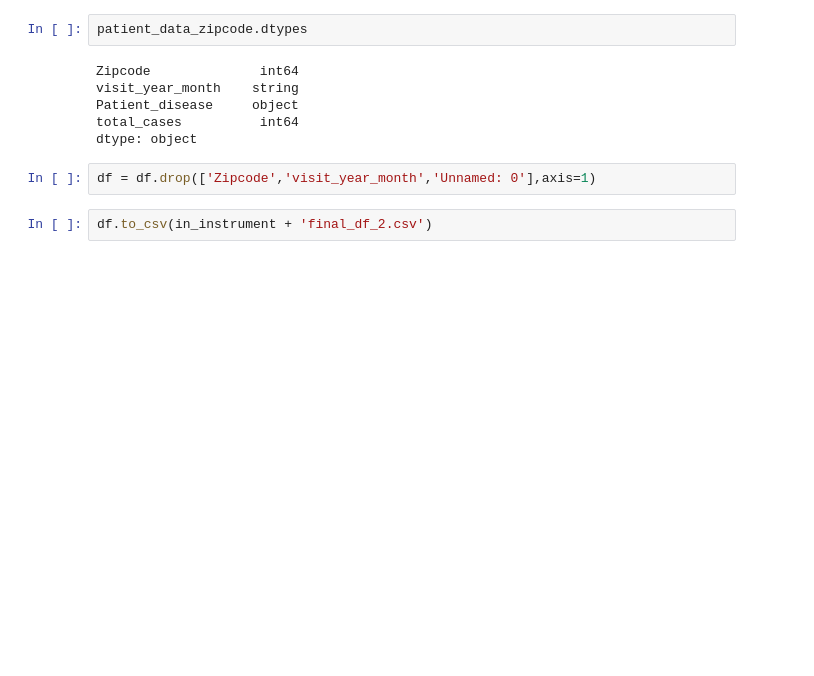
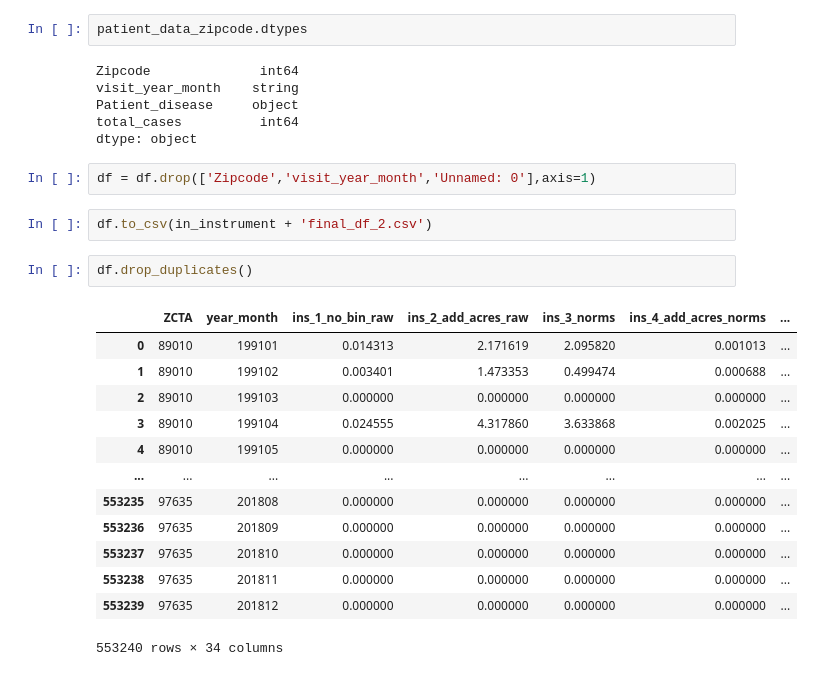
Before and after one commit to jmdatasci/fire_capstone, a Jupyter notebook: notebooks/7.0-jm-pd-fake_med_data.ipynb, the cells around one changed output. Cells and saved outputs as stored; diff of their text form; blank space fills up the shorter version.

```diff
--- a/notebooks/7.0-jm-pd-fake_med_data.ipynb
+++ b/notebooks/7.0-jm-pd-fake_med_data.ipynb
@@ -265,3 +265,19 @@ dtype: object
 df = df.drop(['Zipcode','visit_year_month','Unnamed: 0'],axis=1)
 # %%
 df.to_csv(in_instrument + 'final_df_2.csv')
+# %%
+df.drop_duplicates()
+# %% [output]
+|  | ZCTA | year_month | ins_1_no_bin_raw | ins_2_add_acres_raw | ins_3_norms | ins_4_add_acres_norms | ... |
+| 0 | 89010 | 199101 | 0.014313 | 2.171619 | 2.095820 | 0.001013 | ... |
+| 1 | 89010 | 199102 | 0.003401 | 1.473353 | 0.499474 | 0.000688 | ... |
+| 2 | 89010 | 199103 | 0.000000 | 0.000000 | 0.000000 | 0.000000 | ... |
+| 3 | 89010 | 199104 | 0.024555 | 4.317860 | 3.633868 | 0.002025 | ... |
+| 4 | 89010 | 199105 | 0.000000 | 0.000000 | 0.000000 | 0.000000 | ... |
+| ... | ... | ... | ... | ... | ... | ... | ... |
+| 553235 | 97635 | 201808 | 0.000000 | 0.000000 | 0.000000 | 0.000000 | ... |
+| 553236 | 97635 | 201809 | 0.000000 | 0.000000 | 0.000000 | 0.000000 | ... |
+| 553237 | 97635 | 201810 | 0.000000 | 0.000000 | 0.000000 | 0.000000 | ... |
+| 553238 | 97635 | 201811 | 0.000000 | 0.000000 | 0.000000 | 0.000000 | ... |
+| 553239 | 97635 | 201812 | 0.000000 | 0.000000 | 0.000000 | 0.000000 | ... |
+553240 rows × 34 columns
```
Also changed, not shown: 5 other files.
